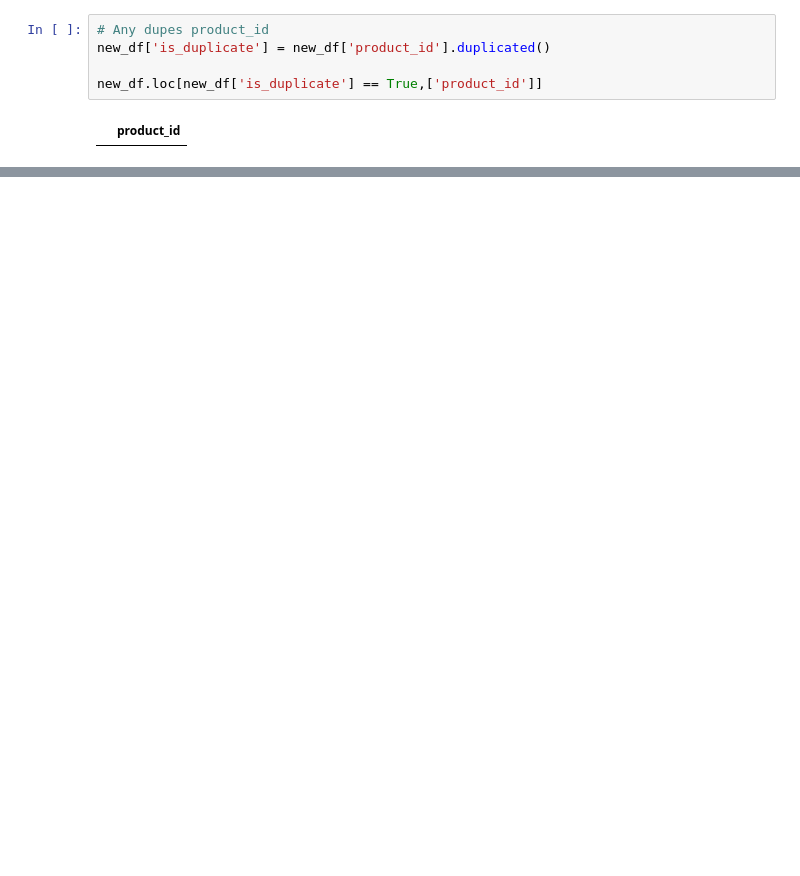
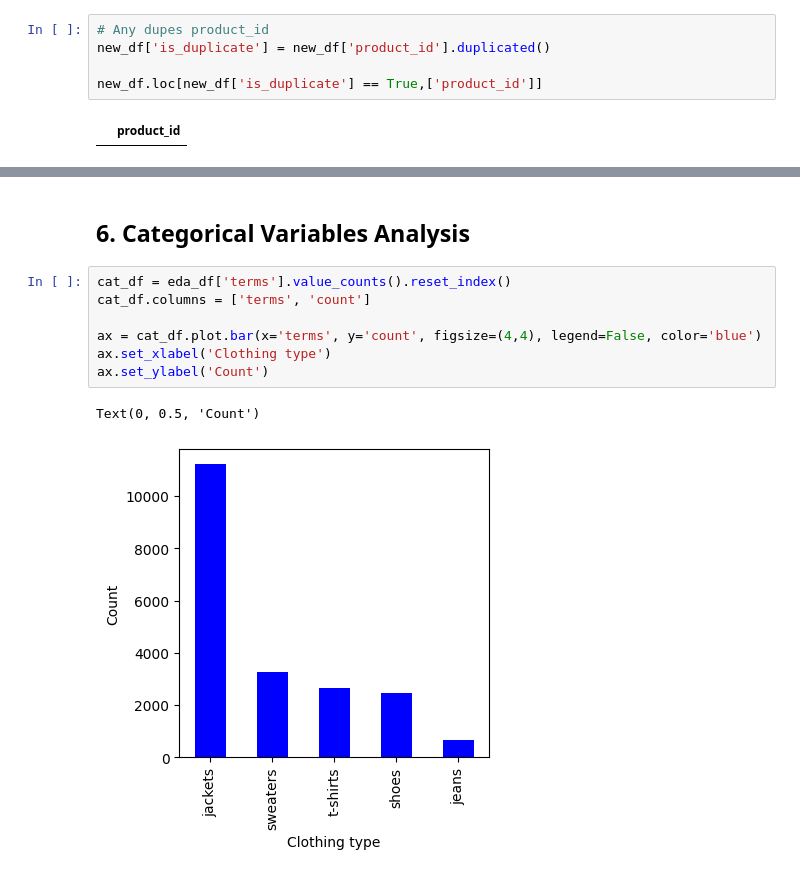
Before and after one commit to Hieutrinh1505/ai-ml-coaching-material, a Jupyter notebook: eda/notebook.ipynb, the cells around one changed output, grey strips where cells are left out. Saved outputs shown, nothing was run; the diff lists cells and outputs as text; blank space fills up the shorter version.

```diff
--- a/eda/notebook.ipynb
+++ b/eda/notebook.ipynb
@@ -57,0 +210,12 @@ new_df.loc[new_df['is_duplicate'] == True,['product_id']]
+# %% [markdown]
+## 6. Categorical Variables Analysis
+# %%
+cat_df = eda_df['terms'].value_counts().reset_index()
+cat_df.columns = ['terms', 'count']
+
+ax = cat_df.plot.bar(x='terms', y='count', figsize=(4,4), legend=False, color='blue')
+ax.set_xlabel('Clothing type')
+ax.set_ylabel('Count')
+# %% [output]
+Text(0, 0.5, 'Count')
+[figure, added]
```
Also changed, not shown: parts of 22 cells of this notebook, 3 other files.
